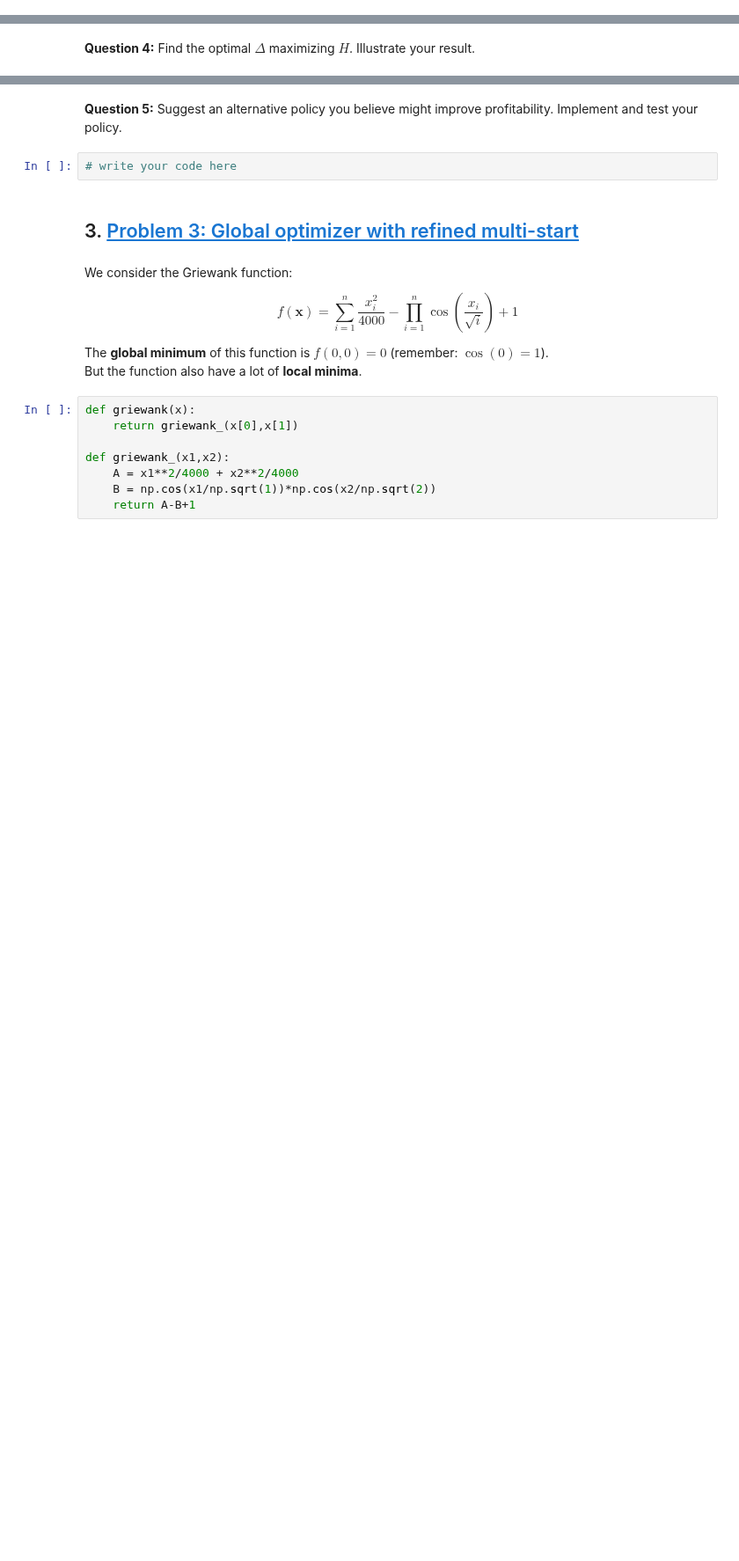
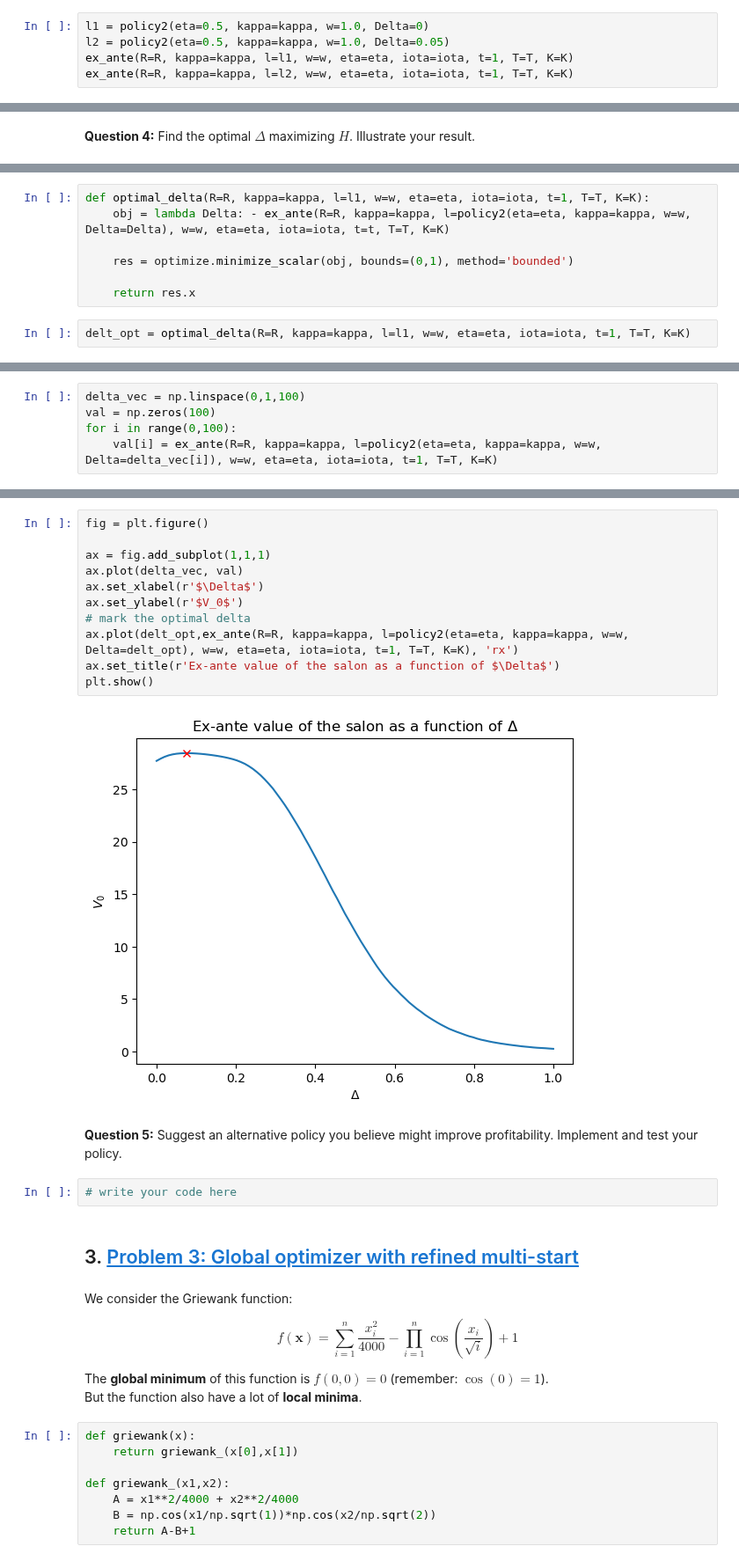
Before and after one commit to NumEconCopenhagen/projects-2023-valros, a Jupyter notebook: examproject/Exam-2023-notebook Johan.ipynb, the cells around one changed output, grey strips where cells are left out. Shown at 88% size. Cells and saved outputs as stored; diff of their text form; blank space fills up the shorter version.

```diff
--- a/examproject/Exam-2023-notebook Johan.ipynb
+++ b/examproject/Exam-2023-notebook Johan.ipynb
@@ -334,0 +430,5 @@ With $\Delta \geq 0$ and $\Delta = 0$ being the previous policy.
+# %%
+l1 = policy2(eta=0.5, kappa=kappa, w=1.0, Delta=0)
+l2 = policy2(eta=0.5, kappa=kappa, w=1.0, Delta=0.05)
+ex_ante(R=R, kappa=kappa, l=l1, w=w, eta=eta, iota=iota, t=1, T=T, K=K)
+ex_ante(R=R, kappa=kappa, l=l2, w=w, eta=eta, iota=iota, t=1, T=T, K=K)
@@ -338,0 +439,9 @@ With $\Delta \geq 0$ and $\Delta = 0$ being the previous policy.
+# %%
+def optimal_delta(R=R, kappa=kappa, l=l1, w=w, eta=eta, iota=iota, t=1, T=T, K=K):
+    obj = lambda Delta: - ex_ante(R=R, kappa=kappa, l=policy2(eta=eta, kappa=kappa, w=w, Delta=Delta), w=w, eta=eta, iota=iota, t=t, T=T, K=K)
+
+    res = optimize.minimize_scalar(obj, bounds=(0,1), method='bounded')
+
+    return res.x
+# %%
+delt_opt = optimal_delta(R=R, kappa=kappa, l=l1, w=w, eta=eta, iota=iota, t=1, T=T, K=K)
@@ -338,0 +455,5 @@ With $\Delta \geq 0$ and $\Delta = 0$ being the previous policy.
+# %%
+delta_vec = np.linspace(0,1,100)
+val = np.zeros(100)
+for i in range(0,100):
+    val[i] = ex_ante(R=R, kappa=kappa, l=policy2(eta=eta, kappa=kappa, w=w, Delta=delta_vec[i]), w=w, eta=eta, iota=iota, t=1, T=T, K=K)
@@ -339,3 +480,16 @@ With $\Delta \geq 0$ and $\Delta = 0$ being the previous policy.
+# %%
+fig = plt.figure()
+
+ax = fig.add_subplot(1,1,1)
+ax.plot(delta_vec, val)
+ax.set_xlabel(r'$\Delta$')
+ax.set_ylabel(r'$V_0$')
+# mark the optimal delta
+ax.plot(delt_opt,ex_ante(R=R, kappa=kappa, l=policy2(eta=eta, kappa=kappa, w=w, Delta=delt_opt), w=w, eta=eta, iota=iota, t=1, T=T, K=K), 'rx')
+ax.set_title(r'Ex-ante value of the salon as a function of $\Delta$')
+plt.show()
+# %% [output]
+[figure, added]
 # %% [markdown]
 
 **Question 5:** Suggest an alternative policy you believe might improve profitability. Implement and test your policy.
```
Also changed, not shown: parts of 13 cells of this notebook, 1 other file.
